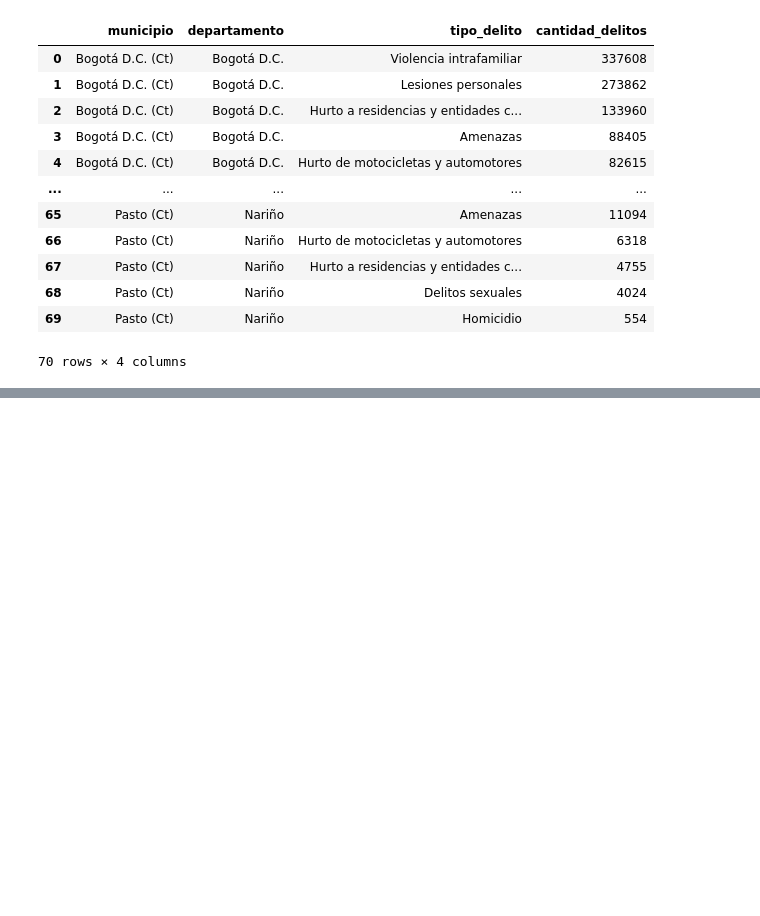
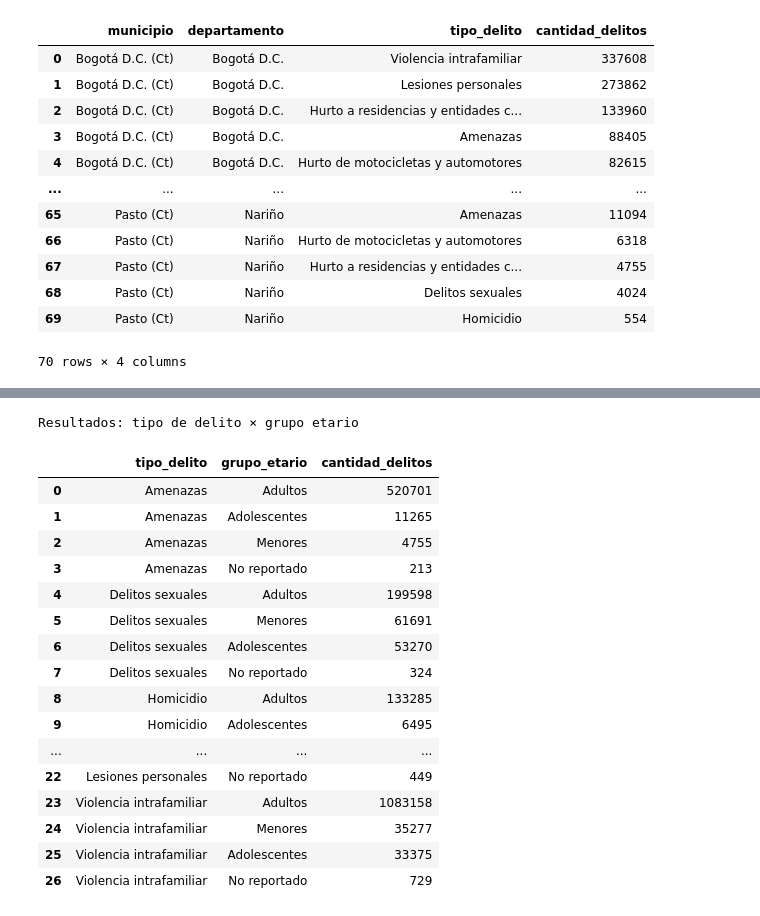
Before and after one commit to SaraBalbin/DW_Analisis_Criminalidad_Colombia, a Jupyter notebook: 04_Analisis_exploratorio.ipynb, the cells around one changed output, grey strips where cells are left out. Cells and saved outputs as stored; diff of their text form; code cells hidden in the pictures; blank space fills up the shorter version.

```diff
--- a/04_Analisis_exploratorio.ipynb
+++ b/04_Analisis_exploratorio.ipynb
@@ -526,0 +623,46 @@ plt.show()
+# %%
+
+query_edad = """
+SELECT
+    d.tipo_delito,
+    v.grupo_etario,
+    SUM(f.cantidad_delitos) AS cantidad_delitos
+FROM fact_delitos AS f
+INNER JOIN dim_delito AS d
+    ON f.id_delito = d.id_delito
+INNER JOIN dim_victima AS v
+    ON f.id_victima = v.id_victima
+INNER JOIN dim_tiempo AS t
+    ON f.id_tiempo = t.id_tiempo
+WHERE t.anio BETWEEN 2014 AND 2024
+GROUP BY
+    d.tipo_delito,
+    v.grupo_etario
+ORDER BY
+    d.tipo_delito,
+    cantidad_delitos DESC;
+"""
+
+df_edad = pd.read_sql(query_edad, engine)
+
+print("Resultados: tipo de delito × grupo etario")
+display(df_edad)
+# %% [output]
+Resultados: tipo de delito × grupo etario
+|  | tipo_delito | grupo_etario | cantidad_delitos |
+| 0 | Amenazas | Adultos | 520701 |
+| 1 | Amenazas | Adolescentes | 11265 |
+| 2 | Amenazas | Menores | 4755 |
+| 3 | Amenazas | No reportado | 213 |
+| 4 | Delitos sexuales | Adultos | 199598 |
+| 5 | Delitos sexuales | Menores | 61691 |
+| 6 | Delitos sexuales | Adolescentes | 53270 |
+| 7 | Delitos sexuales | No reportado | 324 |
+| 8 | Homicidio | Adultos | 133285 |
+| 9 | Homicidio | Adolescentes | 6495 |
+| ... | ... | ... | ... |
+| 22 | Lesiones personales | No reportado | 449 |
+| 23 | Violencia intrafamiliar | Adultos | 1083158 |
+| 24 | Violencia intrafamiliar | Menores | 35277 |
+| 25 | Violencia intrafamiliar | Adolescentes | 33375 |
+| 26 | Violencia intrafamiliar | No reportado | 729 |
```
Also changed, not shown: parts of 7 cells of this notebook.
